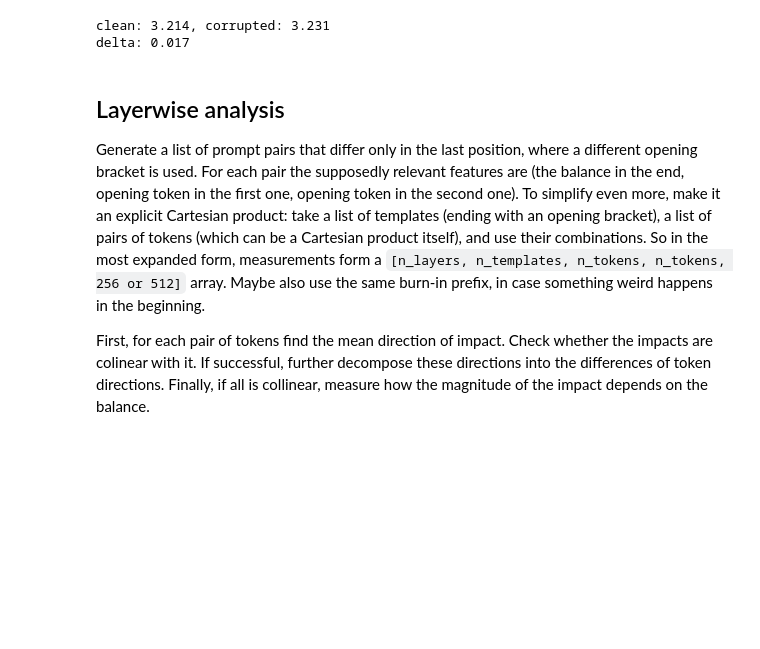
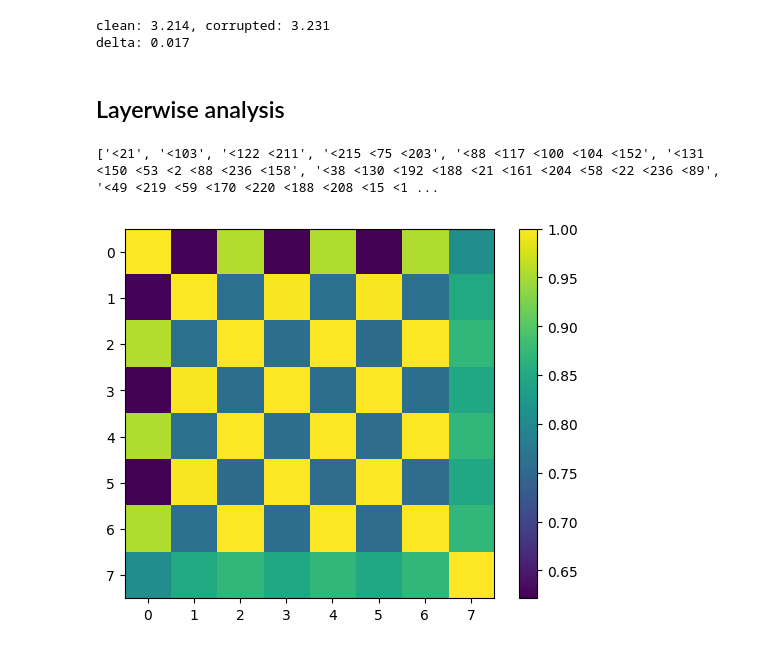
Before and after one commit to msh2481/LanguageTransfer, a Jupyter notebook: patching.ipynb, the cells around one changed output. Cells and saved outputs as stored; diff of their text form; code cells hidden in the pictures; blank space fills up the shorter version.

Commit message:
Decomposed activations

```diff
--- a/patching.ipynb
+++ b/patching.ipynb
@@ -37,12 +37,12 @@ layer_list = (
 from utils import random_nested_prompt, path_patching
 
 n = 14
-for i in range(len(layer_list)):
+for i_prompt in range(len(layer_list)):
     real_prompt = random_nested_prompt(n)
     corrupted_prompt = random_nested_prompt(n)
-    res = path_patching(model, tokenizer, real_prompt=real_prompt, corrupted_prompt=corrupted_prompt, steps=[layer_list[i]])
+    res = path_patching(model, tokenizer, real_prompt=real_prompt, corrupted_prompt=corrupted_prompt, steps=[layer_list[i_prompt]])
     if res > 0.3:
-        print(layer_list[i], res)
+        print(layer_list[i_prompt], res)
 real_prompt = random_nested_prompt(n)
 corrupted_prompt = random_nested_prompt(n)
 res = path_patching(model, tokenizer, real_prompt=real_prompt, corrupted_prompt=corrupted_prompt, steps=[])
@@ -86,10 +86,10 @@ for name in layer_list:
     G.add_node(short_form)
 
 weights = []
-for i, j in combinations(range(10), 2):
-    w = min(res[i, j].item(), 3.0)
+for i_prompt, j in combinations(range(10), 2):
+    w = min(res[i_prompt, j].item(), 3.0)
     if w > 0.01:
-        G.add_edge(short_forms[i], short_forms[j])
+        G.add_edge(short_forms[i_prompt], short_forms[j])
         weights.append(w)
 
 options = {
@@ -142,8 +142,8 @@ class Adder(nn.Module):
 s = 0
 replace_l = 2
 replace_r = 7
-for i in range(replace_l, replace_r):
-    s += layer_delta[f"transformer.h.{i}"]
+for i_prompt in range(replace_l, replace_r):
+    s += layer_delta[f"transformer.h.{i_prompt}"]
 
 new_model = AutoModelForCausalLM.from_pretrained("Mlxa/brackets-nested")
 new_model.config.use_cache = False
@@ -174,30 +174,44 @@ print(f"delta: {b - a:.3f}")
 [figure]
 clean: 3.214, corrupted: 3.231
 delta: 0.017
-# %% [markdown]
-## Layerwise analysis
-
-Generate a list of prompt pairs that differ only in the last position, where a different opening bracket is used. For each pair the supposedly relevant features are (the balance in the end, opening token in the first one, opening token in the second one). To simplify even more, make it an explicit Cartesian product: take a list of templates (ending with an opening bracket), a list of pairs of tokens (which can be a Cartesian product itself), and use their combinations. So in the most expanded form, measurements form a `[n_layers, n_templates, n_tokens, n_tokens, 256 or 512]` array. Maybe also use the same burn-in prefix, in case something weird happens in the beginning.
-
-First, for each pair of tokens find the mean direction of impact. Check whether the impacts are colinear with it. If successful, further decompose these directions into the differences of token directions. Finally, if all is collinear, measure how the magnitude of the impact depends on the balance.
+# %% [markdown]
+## Layerwise analysis
 # %%
-from utils import get_layer_residuals
+from utils import get_layer_residuals, seed_everything, prompt_from_template
 
-layer_list = layer_list[:-1]
+seed_everything(42)
+layer_list = ["transformer.wte"] + [f"transformer.h.{i}" for i in range(8)]
 n_layers = len(layer_list)
-token_set = [f"<{i}" for i in range(10, 15)]
+token_set = [f"<{i}" for i in range(100, 120)]
 n_tokens = len(token_set)
-burn_in = "()(((())))(())"
-template_set = ["", "(((())))", "(", "(()", "((", "(((())", "((((", "(()(()(("]
-n_templates = len(template_set)
-balances = [s.count("(") - s.count(")") for s in template_set]
+burn_in = prompt_from_template("()(((())))(())", random=True)
+middle_set = [prompt_from_template("(" * n, random=True) for n in (1.5**t.arange(14)).int()]
+print(middle_set)
+n_templates = len(middle_set)
+balances = [s.count("<") - s.count(">") for s in middle_set]
 d_model = 256
 
 measurements = t.zeros(n_layers, n_templates, n_tokens, d_model)
 
-for i_template, template in enumerate(template_set):
+secret_directions = t.randn(n_layers, n_tokens, d_model)
+secret_baseline = t.randn(n_layers, n_templates, d_model)
+
+for i_middle, middle in enumerate(middle_set):
     for i_token, token in enumerate(token_set):
-        prompt = prompt_from_template(template) + token
+        prompt = " ".join([burn_in, middle, token])
+        assert all(token < 500 for token in tokenizer.encode(prompt))
         activations = get_layer_residuals(model, tokenizer, prompt, layer_list)
         for i_layer, layer in enumerate(layer_list):
-            measurements[i_layer][i_template, i_token] = activations[i_layer][-1]
+            measurements[i_layer, i_middle, i_token] = activations[i_layer][-1]
+# %% [output]
+['<21', '<103', '<122 <211', '<215 <75 <203', '<88 <117 <100 <104 <152', '<131 <150 <53 <2 <88 <236 <158', '<38 <130 <192 <188 <21 <161 <204 <58 <22 <236 <89', '<49 <219 <59 <170 <220 <188 <208 <15 <1 ...
+# %%
+baseline_impact = ein.reduce(
+    measurements, "n_layers n_template n_token d_model -> n_layers n_template 1 d_model", "mean"
+)
+directions = ein.reduce(
+    measurements - baseline_impact,
+    "n_layers n_template n_token d_model -> n_layers n_token d_model",
+    "mean",
+)
+directions = F.normalize(directions, dim=-1)
@@ -203,0 +229,14 @@ for i_template, template in enumerate(template_set):
+# %%
+res = t.zeros(n_layers, n_layers)
+for i in range(n_layers):
+    for j in range(n_layers):
+        diff = F.cosine_similarity(
+            directions[i].flatten(), directions[j].flatten(), dim=0
+        ).item()
+        # diff = (baseline_impact[i] - baseline_impact[j]).square().mean().log().item()
+        res[i, j] = diff
+plt.imshow(res[1:, 1:])
+plt.colorbar()
+plt.show()
+# %% [output]
+[figure, added]
```
Also changed, not shown: parts of 4 cells of this notebook, 1 other file.
